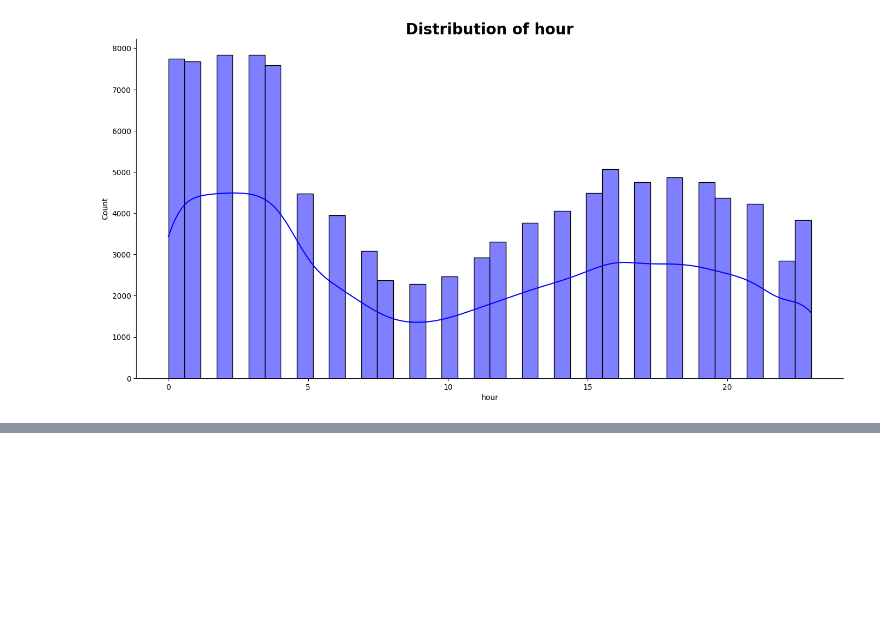
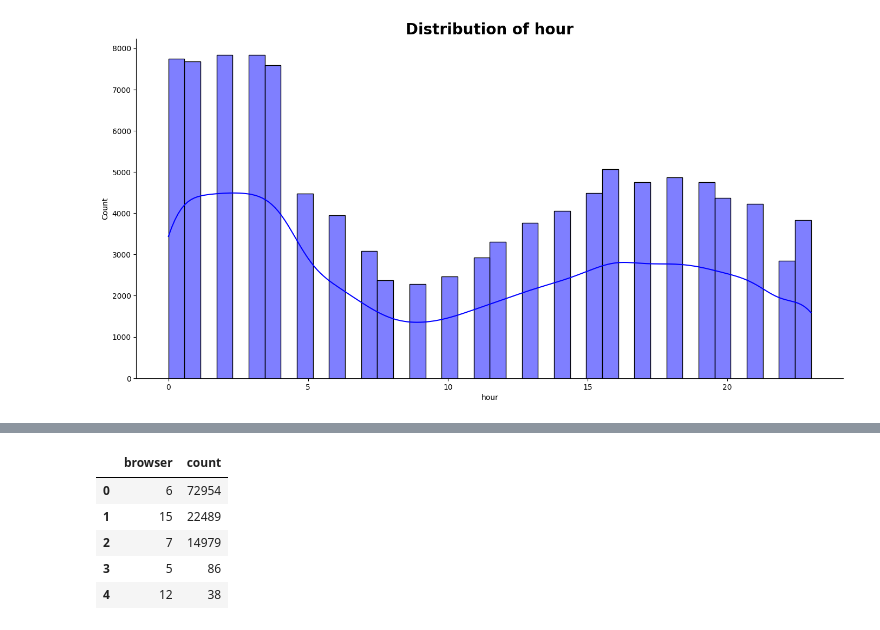
Before and after one commit to nahomHmichael/abtest-mlops, a Jupyter notebook: notebooks/Task3_new_data_AB_test.ipynb, the cells around one changed output, grey strips where cells are left out. Saved outputs shown, nothing was run; the diff lists cells and outputs as text; code cells hidden in the pictures; blank space fills up the shorter version.

```diff
--- a/notebooks/Task3_new_data_AB_test.ipynb
+++ b/notebooks/Task3_new_data_AB_test.ipynb
@@ -235,0 +262,14 @@ fig = Plots.plot_hist(response,'hour','blue')
+# %%
+# grouping by browser and its count
+browser_types = response.groupby(['browser']).agg({'browser': ['count']})
+browser_types.columns = ['count']
+browser_types = browser_types.sort_values(by='count', ascending=False)
+browser_types = browser_types.reset_index()
+browser_types.head()
+# %% [output]
+|  | browser | count |
+| 0 | 6 | 72954 |
+| 1 | 15 | 22489 |
+| 2 | 7 | 14979 |
+| 3 | 5 | 86 |
+| 4 | 12 | 38 |
```
Also changed, not shown: parts of 6 cells of this notebook.
